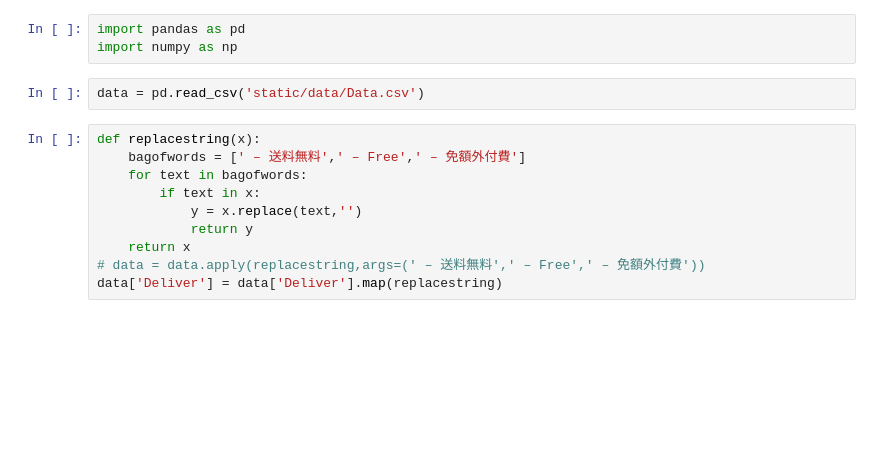
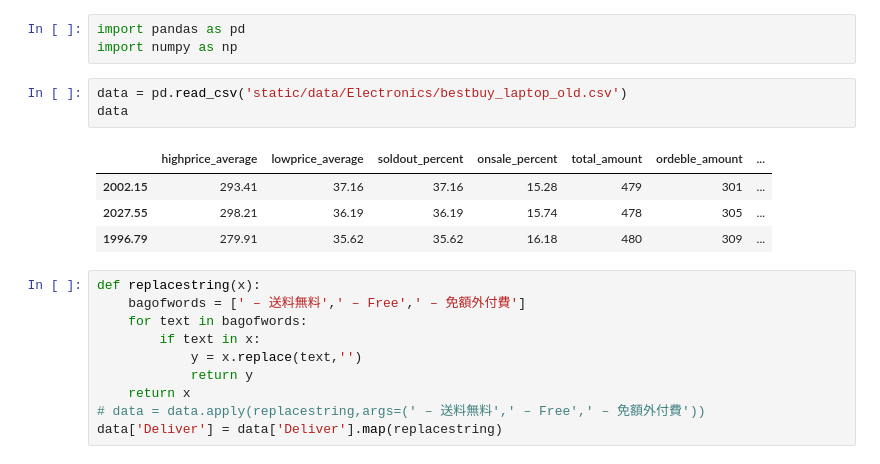
Before and after one commit to b9907051/iphone, a Jupyter notebook: Untitled.ipynb, the cells around one changed output. Drawn from its saved outputs; the diff is of its cells as text; blank space fills up the shorter version.

Commit message:
'Bestbuyupdate'

```diff
--- a/Untitled.ipynb
+++ b/Untitled.ipynb
@@ -2,7 +2,13 @@
 import pandas as pd
 import numpy as np
 # %%
-data = pd.read_csv('static/data/Data.csv')
+data = pd.read_csv('static/data/Electronics/bestbuy_laptop_old.csv')
+data
+# %% [output]
+|  | highprice_average | lowprice_average | soldout_percent | onsale_percent | total_amount | ordeble_amount | ... |
+| 2002.15 | 293.41 | 37.16 | 37.16 | 15.28 | 479 | 301 | ... |
+| 2027.55 | 298.21 | 36.19 | 36.19 | 15.74 | 478 | 305 | ... |
+| 1996.79 | 279.91 | 35.62 | 35.62 | 16.18 | 480 | 309 | ... |
 # %%
 def replacestring(x):
     bagofwords = [' – 送料無料',' – Free',' – 免額外付費']
```
Also changed, not shown: 32 other files.
